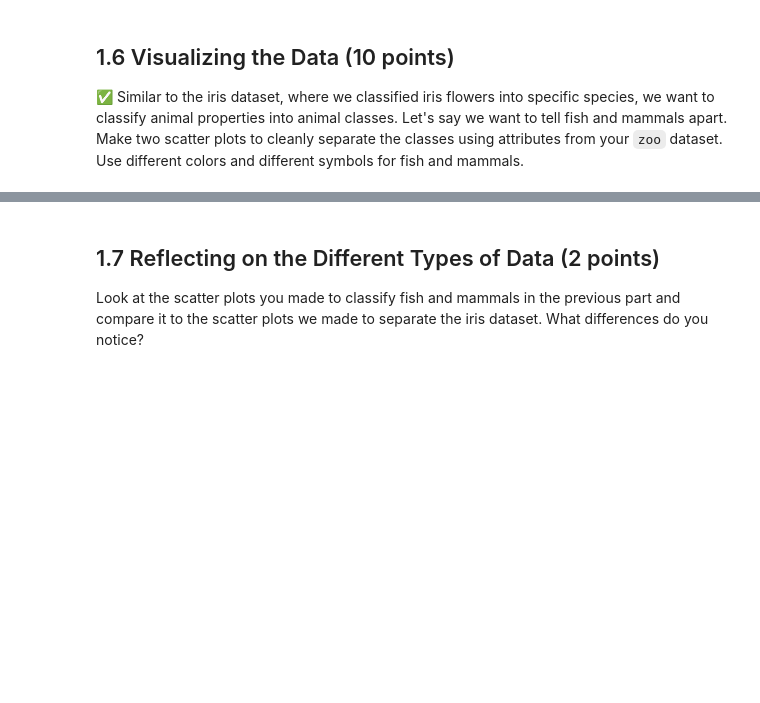
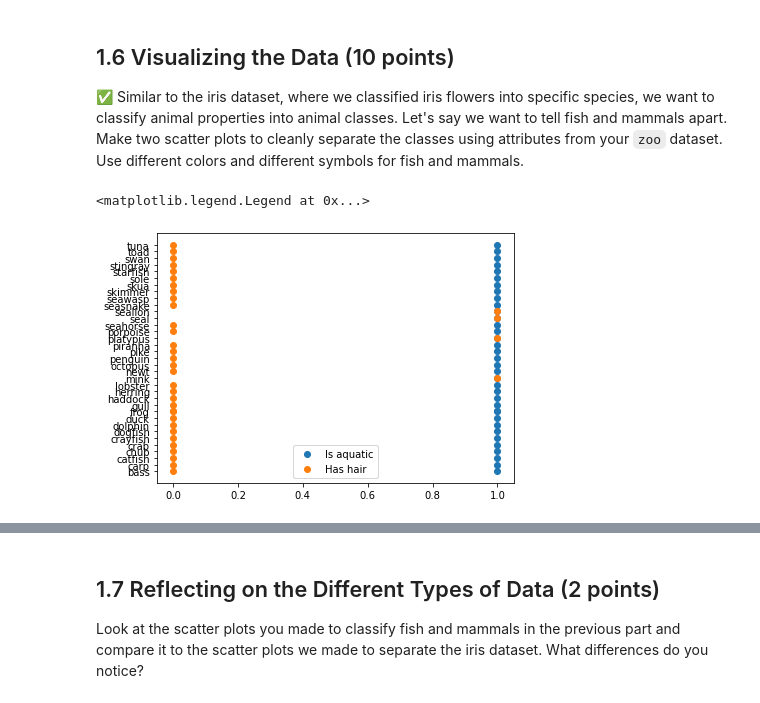
Before and after one commit to Sacco17/CMSE202-s23-turnitin, a Jupyter notebook: hw-02/HW-02_PandasAndObjects-STUDENT.ipynb, the cells around one changed output, grey strips where cells are left out. Drawn from its saved outputs; the diff is of its cells as text; code cells hidden in the pictures; blank space fills up the shorter version.

```diff
--- a/hw-02/HW-02_PandasAndObjects-STUDENT.ipynb
+++ b/hw-02/HW-02_PandasAndObjects-STUDENT.ipynb
@@ -87,0 +90,6 @@ Look at both datasets (`class.csv`, `zoo.csv`). Describe the contents of both da
+# %%
+import pandas as pd
+#Write code here
+zoo = pd.read_csv("zoo.csv")
+zoo_class = pd.read_csv("class.csv", )
+zoo
@@ -99,0 +131,12 @@ Look back in the PCA/ICA and see how we used `groupby` to find the number of Iri
+# %%
+import matplotlib.pyplot as plt
+%matplotlib inline
+#Write your code here
+zoo_1 = zoo[zoo["aquatic"] == 1]
+plt.scatter(zoo_1["aquatic"],zoo_1["animal_name"])
+plt.scatter(zoo_1["hair"],zoo_1["animal_name"])
+plt.tight_layout()
+plt.legend(["Is aquatic","Has hair"])
+# %% [output]
+<matplotlib.legend.Legend at 0x...>
+[figure, added]
```
Also changed, not shown: parts of 21 cells of this notebook, 9 other files.
